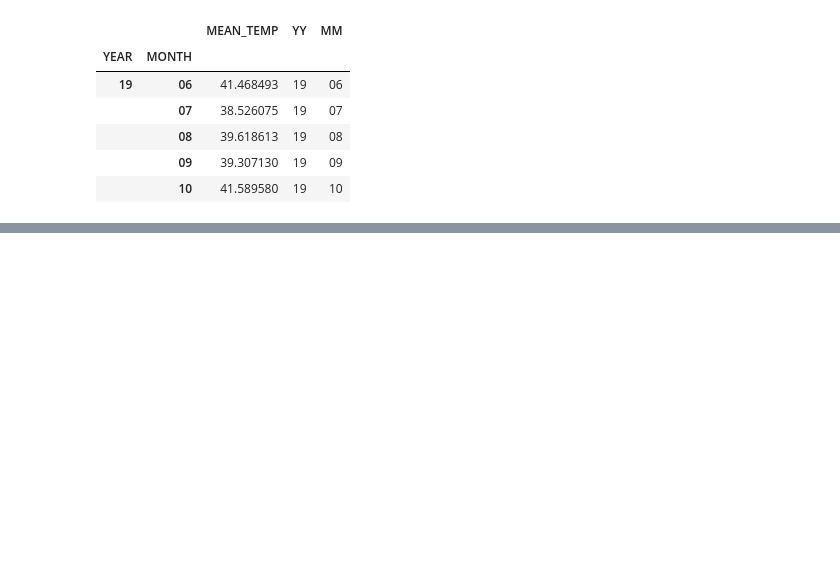
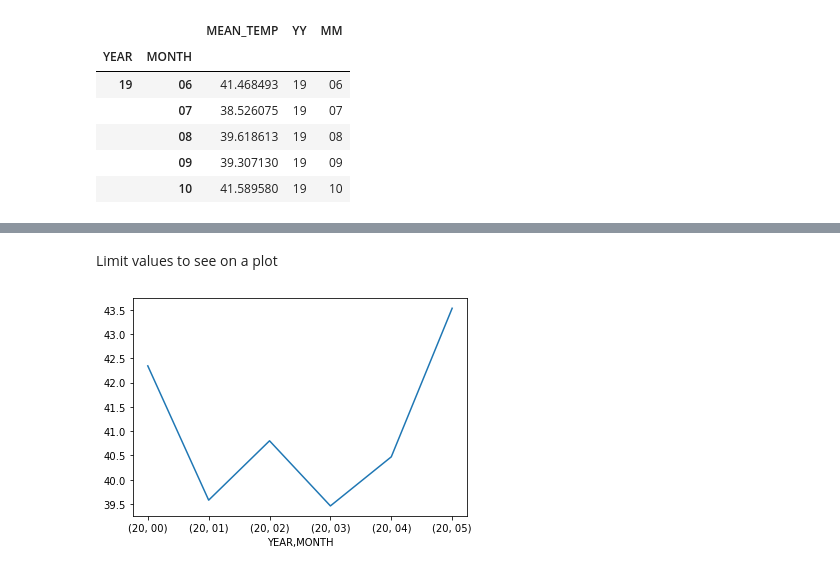
Before and after one commit to lavs5/myrepo, a Jupyter notebook: 02pandas_Dict.ipynb, the cells around one changed output, grey strips where cells are left out. Drawn from its saved outputs; the diff is of its cells as text; code cells hidden in the pictures; blank space fills up the shorter version.

```diff
--- a/02pandas_Dict.ipynb
+++ b/02pandas_Dict.ipynb
@@ -157,0 +178,7 @@ temp.head()
+# %% [markdown]
+Limit values to see on a plot
+# %%
+ax=temp["MEAN_TEMP"].loc[temp.index>=('20','00')]
+px=ax.plot()
+# %% [output]
+[figure, added]
```
Also changed, not shown: parts of 12 cells of this notebook.
